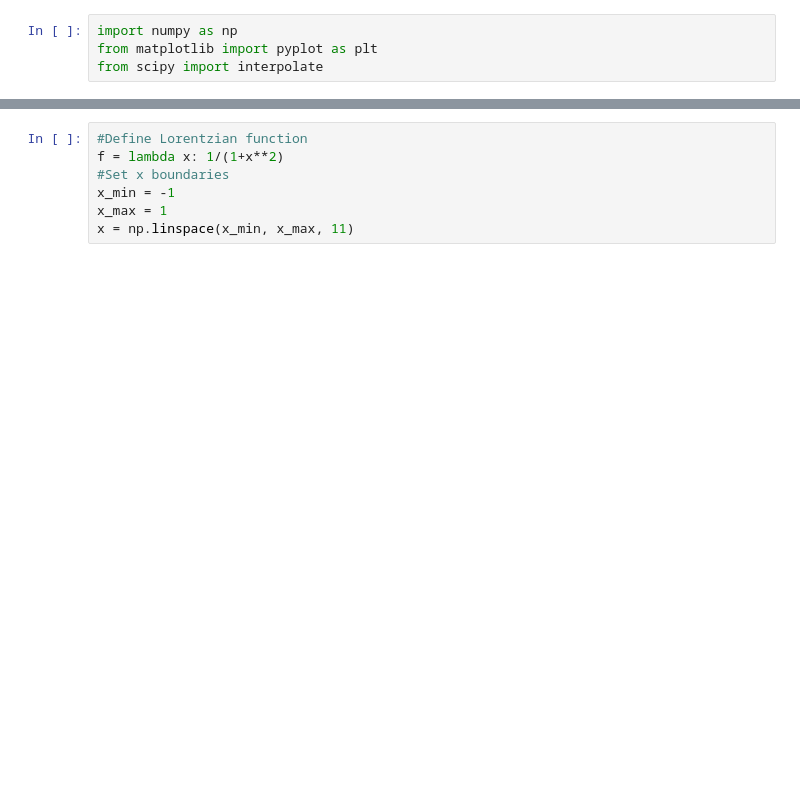
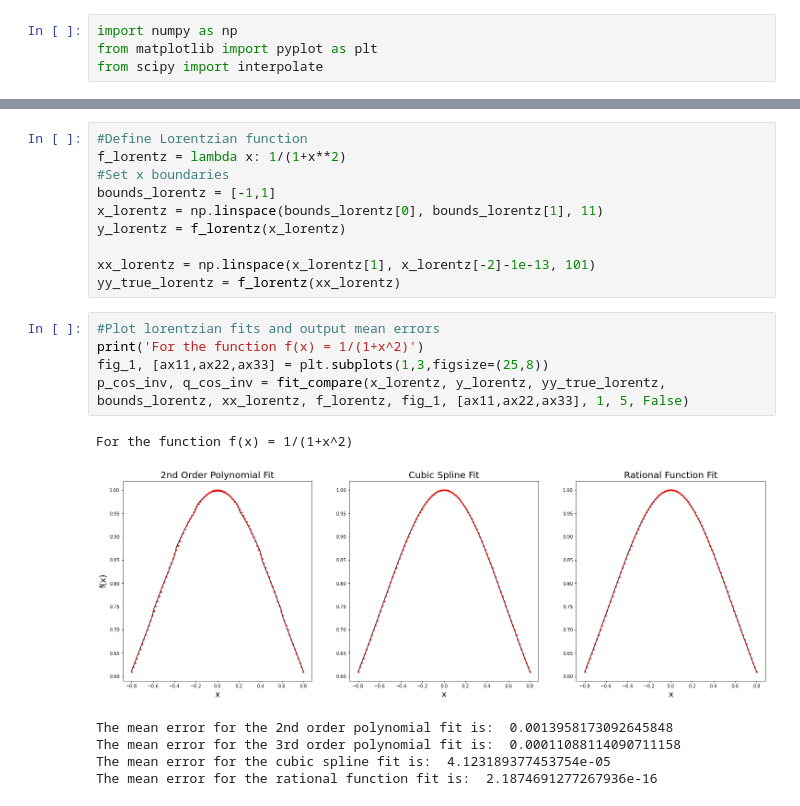
Before and after one commit to megancvitan/PHYS512-Computational-Physics, a Jupyter notebook: assignment_1/question_3.ipynb, the cells around one changed output, grey strips where cells are left out. Saved outputs shown, nothing was run; the diff lists cells and outputs as text; blank space fills up the shorter version.

```diff
--- a/assignment_1/question_3.ipynb
+++ b/assignment_1/question_3.ipynb
@@ -72,7 +143,22 @@ The mean error for the cubic spline fit is:  1.3486240222884336e-05
 # %%
 #Define Lorentzian function
-f = lambda x: 1/(1+x**2)
+f_lorentz = lambda x: 1/(1+x**2)
 #Set x boundaries
-x_min = -1
-x_max = 1
-x = np.linspace(x_min, x_max, 11)
+bounds_lorentz = [-1,1]
+x_lorentz = np.linspace(bounds_lorentz[0], bounds_lorentz[1], 11)
+y_lorentz = f_lorentz(x_lorentz)
+
+xx_lorentz = np.linspace(x_lorentz[1], x_lorentz[-2]-1e-13, 101)
+yy_true_lorentz = f_lorentz(xx_lorentz)
+# %%
+#Plot lorentzian fits and output mean errors
+print('For the function f(x) = 1/(1+x^2)')
+fig_1, [ax11,ax22,ax33] = plt.subplots(1,3,figsize=(25,8))
+p_cos_inv, q_cos_inv = fit_compare(x_lorentz, y_lorentz, yy_true_lorentz, bounds_lorentz, xx_lorentz, f_lorentz, fig_1, [ax11,ax22,ax33], 1, 5, False)
+# %% [output]
+For the function f(x) = 1/(1+x^2)
+[figure, added]
+The mean error for the 2nd order polynomial fit is:  0.0013958173092645848
+The mean error for the 3rd order polynomial fit is:  0.00011088114090711158
+The mean error for the cubic spline fit is:  4.123189377453754e-05
+The mean error for the rational function fit is:  2.1874691277267936e-16
```
Also changed, not shown: parts of 14 cells of this notebook.
